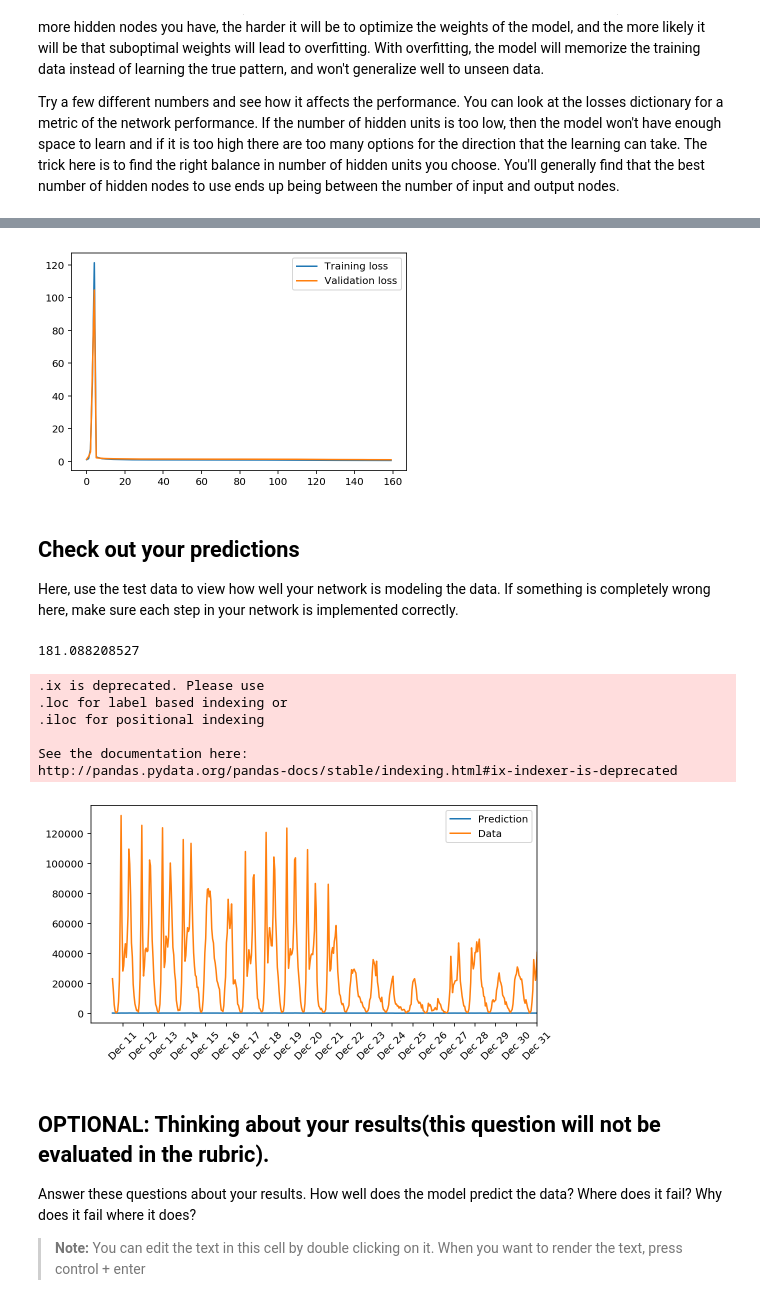
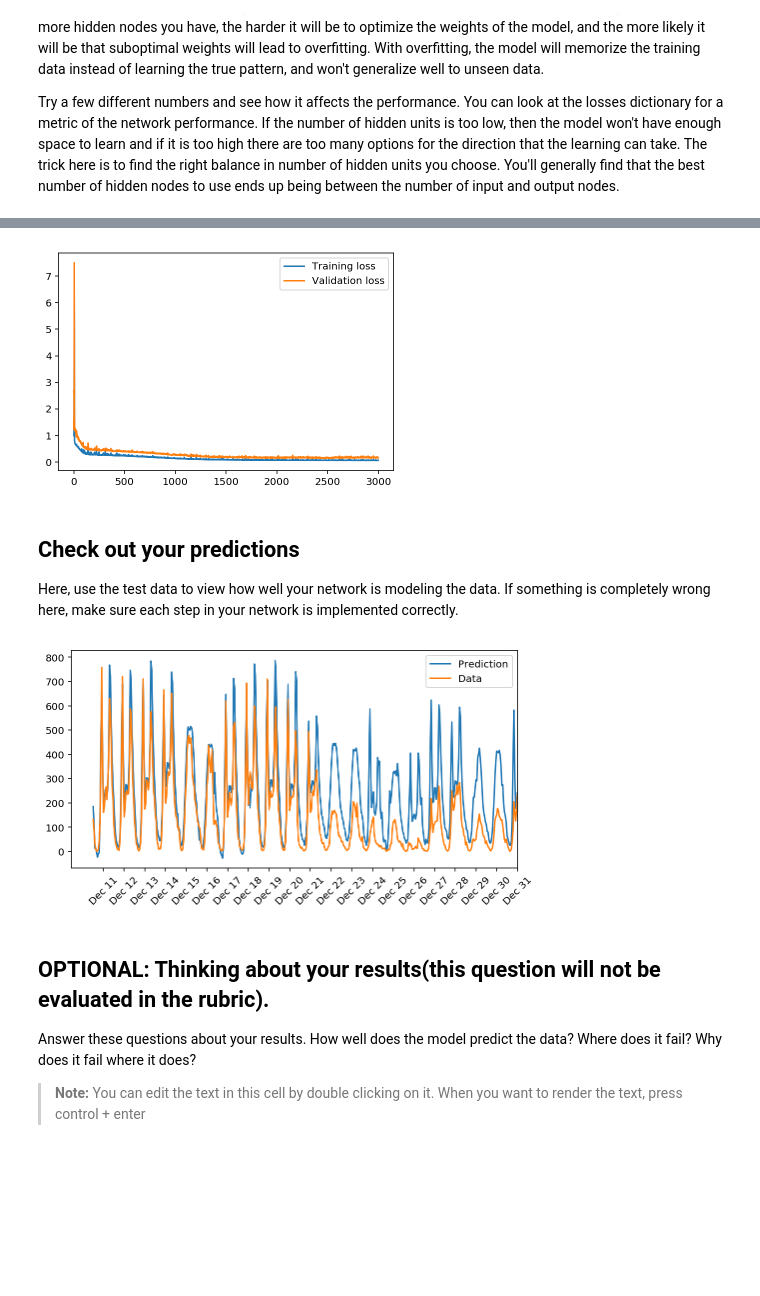
Before and after one commit to irombie/bike_sharing_udacity, a Jupyter notebook: Your_first_neural_network.ipynb, the cells around one changed output, grey strips where cells are left out. Saved outputs shown, nothing was run; the diff lists cells and outputs as text; code cells hidden in the pictures; blank space fills up the shorter version.

```diff
--- a/Your_first_neural_network.ipynb
+++ b/Your_first_neural_network.ipynb
@@ -229,7 +240,7 @@ losses = {'train':[], 'validation':[]}
 for ii in range(iterations):
     # Go through a random batch of 128 records from the training data set
     batch = np.random.choice(train_features.index, size=128)
-    X, y = train_features.ix[batch].values, train_targets.ix[batch]['cnt']
+    X, y = train_features.loc[batch].values, train_targets.loc[batch]['cnt']
 
     network.train(X, y)
 
@@ -258,7 +263,7 @@ plt.plot(losses['validation'], label='Validation loss')
 plt.legend()
 _ = plt.ylim()
 # %% [output]
-[figure, old version]
+[figure, new version]
 # %% [markdown]
 ## Check out your predictions
 
@@ -266,30 +271,25 @@ Here, use the test data to view how well your network is modeling the data. If s
 # %%
 fig, ax = plt.subplots(figsize=(8,4))
 
 mean, std = scaled_features['cnt']
+# print(mean)
 # test_features1 = test_features.values
 predictions = network.run(test_features).T*std + mean
 
 ax.plot(predictions[0], label='Prediction')
 # print(predictions[0][2])
-ax.plot((test_targets['cnt']*std + mean).values, label='Data')
-# print(test_targets['cnt'])
+test_mean, test_std = test_targets['cnt'].mean(), test_targets['cnt'].std()
+ax.plot(((test_targets['cnt']*test_std)/test_mean).values, label='Data')
+# print(val_targets['cnt'])
 ax.set_xlim(right=len(predictions))
 ax.legend()
 
-dates = pd.to_datetime(rides.ix[test_data.index]['dteday'])
+dates = pd.to_datetime(rides.loc[test_data.index]['dteday'])
 dates = dates.apply(lambda d: d.strftime('%b %d'))
 ax.set_xticks(np.arange(len(dates))[12::24])
 _ = ax.set_xticklabels(dates[12::24], rotation=45)
 # %% [output]
-181.088208527
-.ix is deprecated. Please use
-.loc for label based indexing or
-.iloc for positional indexing
-
-See the documentation here:
-http://pandas.pydata.org/pandas-docs/stable/indexing.html#ix-indexer-is-deprecated
-[figure, old version]
+[figure, new version]
 # %% [markdown]
 ## OPTIONAL: Thinking about your results(this question will not be evaluated in the rubric).
 
```
Also changed, not shown: parts of 4 cells of this notebook, 2 other files.
